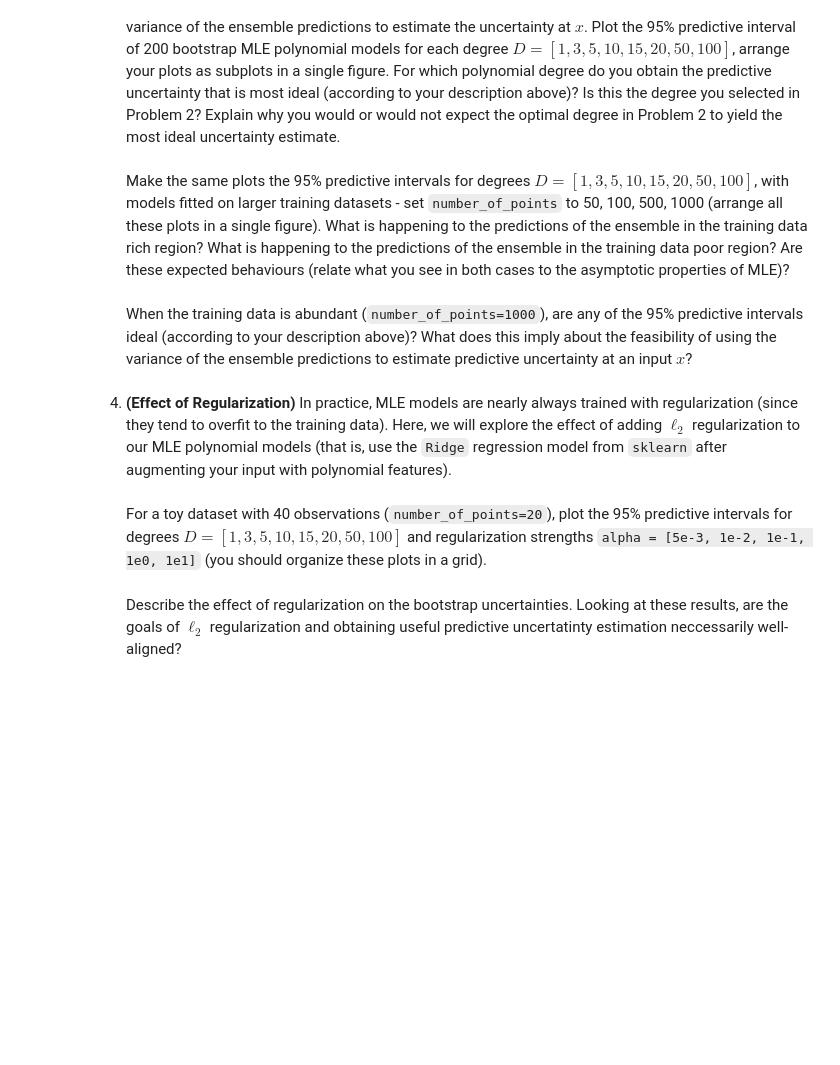
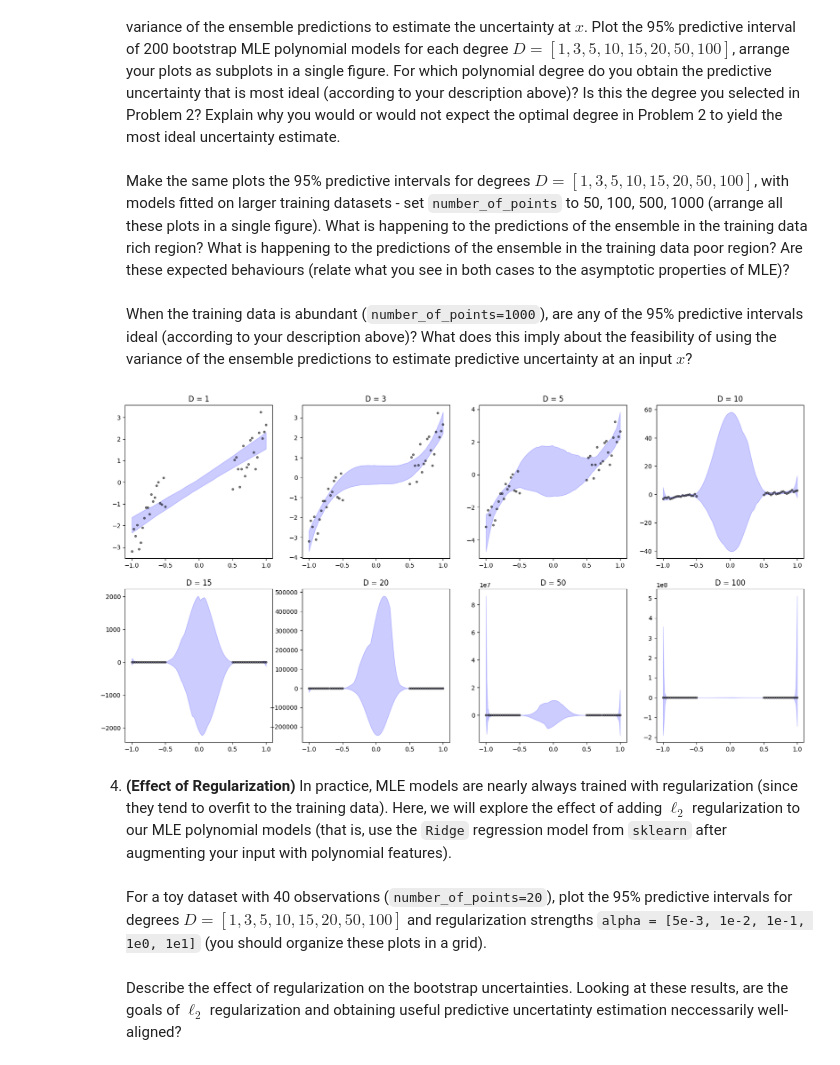
Before and after one commit to chihuangliu/ELEC70122_ML_for_Safety_Critical_Decision_Making, a Jupyter notebook: ELEC70122_HW1.ipynb, the cells around one changed output. Cells and saved outputs as stored; diff of their text form; code cells hidden in the pictures; blank space fills up the shorter version.

```diff
--- a/ELEC70122_HW1.ipynb
+++ b/ELEC70122_HW1.ipynb
@@ -98,6 +193,45 @@ A common practice for estimating predictive uncertainty is to fit a large number
 Make the same plots the 95% predictive intervals for degrees $D=[1,3,5,10,15,20,50,100]$, with models fitted on larger training datasets - set `number_of_points` to 50, 100, 500, 1000 (arrange all these plots in a single figure). What is happening to the predictions of the ensemble in the training data rich region? What is happening to the predictions of the ensemble in the training data poor region? Are these expected behaviours (relate what you see in both cases to the asymptotic properties of MLE)?
 <br><br>
 When the training data is abundant (`number_of_points=1000`), are any of the 95% predictive intervals ideal (according to your description above)? What does this imply about the feasibility of using the variance of the ensemble predictions to estimate predictive uncertainty at an input $x$?
+# %%
+x_train, y_train, x_test = generate_data(number_of_points=20, noise_variance=0.3)
+
+Ds = [1, 3, 5, 10, 15, 20, 50, 100]
+
+
+def bootstrap(x, y, seed) -> tuple[np.ndarray, np.ndarray]:
+    rng = np.random.default_rng(seed)
+    n = x.shape[0]
+    indices = rng.integers(0, n, size=n)
+    return x[indices], y[indices]
+
+
+num_bootstrap_models = 200
+seeds = rng.integers(0, 10000, size=num_bootstrap_models)
+fig, axs = plt.subplots(2, 4, figsize=(20, 10))
+axs = axs.flatten()
+for idx, D in enumerate(Ds):
+    preds = np.empty((num_bootstrap_models, x_test.shape[0]))
+    for i, seed in enumerate(seeds):
+        x_train_bs, y_train_bs = bootstrap(x_train, y_train, seed)
+        polynomial, model = fit_polynomial_linear_regression(x_train_bs, y_train_bs, D)
+        pred = predict_polynomial_linear_regression(x_test, polynomial, model)
+        pred = pred.flatten()
+        preds[i, :] = pred
+
+    pred_pr2_5 = np.percentile(preds, 2.5, axis=0)
+    pred_pr97_5 = np.percentile(preds, 97.5, axis=0)
+
+    ax = axs[idx]
+    ax.fill_between(
+        x_test, pred_pr2_5, pred_pr97_5, alpha=0.2, color="blue", label="95% CI"
+    )
+    # Optional: Plot the training points to see fit context
+    ax.scatter(x_train, y_train, color="black", s=10, alpha=0.5)
+
+    ax.set_title(f"D = {D}")
+# %% [output]
+[figure, added]
 # %% [markdown]
 4. **(Effect of Regularization)** In practice, MLE models are nearly always trained with regularization (since they tend to overfit to the training data). Here, we will explore the effect of adding $\ell_2$ regularization to our MLE polynomial models (that is, use the `Ridge` regression model from `sklearn` after augmenting your input with polynomial features). <br><br>
 For a toy dataset with 40 observations (`number_of_points=20`), plot the 95% predictive intervals for degrees $D = [1,3,5,10,15,20,50,100]$ and regularization strengths `alpha = [5e-3, 1e-2, 1e-1, 1e0, 1e1]` (you should organize these plots in a grid).<br><br>
```
Also changed, not shown: parts of 15 cells of this notebook, 4 other files.
